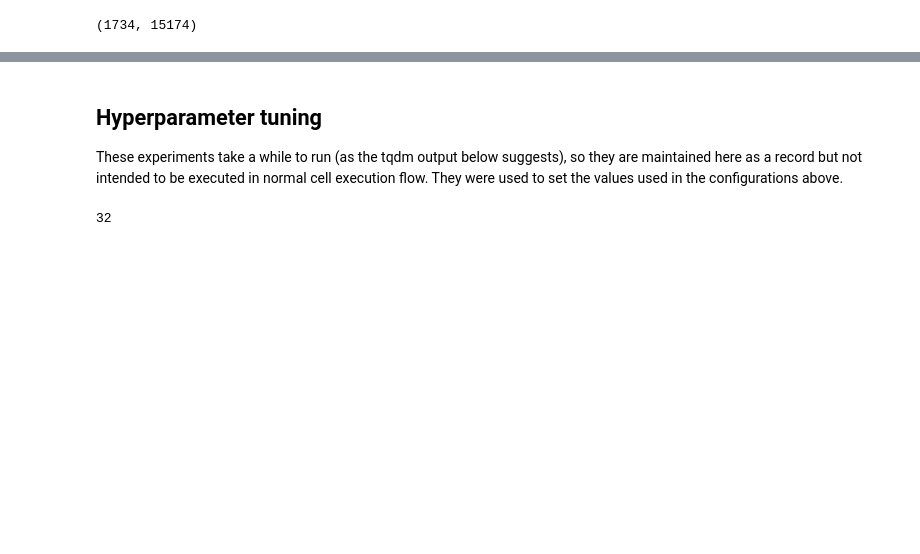
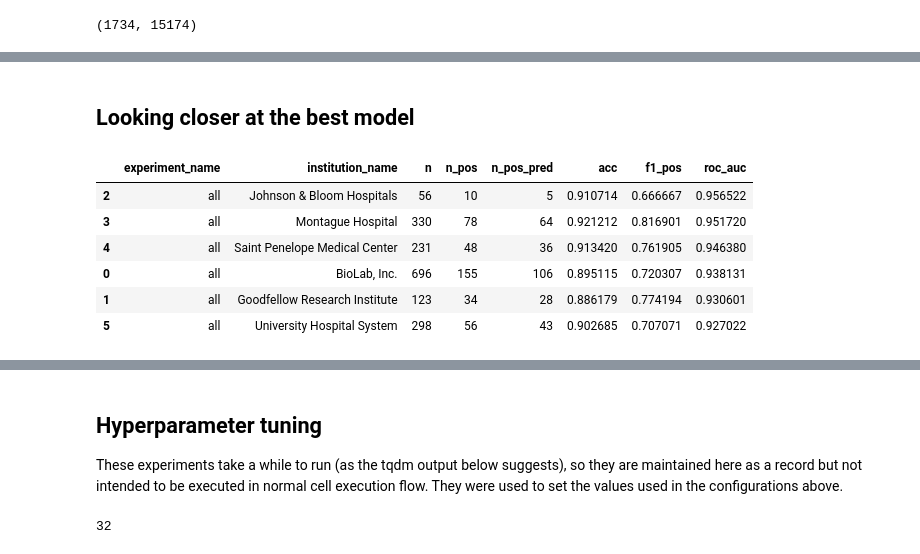
Before and after one commit to levon003/biomarker-case-study, a Jupyter notebook: notebook/DataModeling.ipynb, the cells around one changed output, grey strips where cells are left out. Drawn from its saved outputs; the diff is of its cells as text; code cells hidden in the pictures; blank space fills up the shorter version.

```diff
--- a/notebook/DataModeling.ipynb
+++ b/notebook/DataModeling.ipynb
@@ -136,0 +191,5 @@ len(model_map)
+# %%
+metrics_list = []
+for model in model_map.values():
+    metrics_list.extend(model.metrics_)
+metrics = pd.DataFrame(metrics_list)
@@ -136,0 +207,13 @@ len(model_map)
+# %% [markdown]
+## Looking closer at the best model
+# %%
+m = metrics[(metrics.experiment_name == "all") & (metrics.institution_name != "All")]
+m.sort_values(by="roc_auc", ascending=False)
+# %% [output]
+|  | experiment_name | institution_name | n | n_pos | n_pos_pred | acc | f1_pos | roc_auc |
+| 2 | all | Johnson & Bloom Hospitals | 56 | 10 | 5 | 0.910714 | 0.666667 | 0.956522 |
+| 3 | all | Montague Hospital | 330 | 78 | 64 | 0.921212 | 0.816901 | 0.951720 |
+| 4 | all | Saint Penelope Medical Center | 231 | 48 | 36 | 0.913420 | 0.761905 | 0.946380 |
+| 0 | all | BioLab, Inc. | 696 | 155 | 106 | 0.895115 | 0.720307 | 0.938131 |
+| 1 | all | Goodfellow Research Institute | 123 | 34 | 28 | 0.886179 | 0.774194 | 0.930601 |
+| 5 | all | University Hospital System | 298 | 56 | 43 | 0.902685 | 0.707071 | 0.927022 |
```
Also changed, not shown: parts of 12 cells of this notebook.
